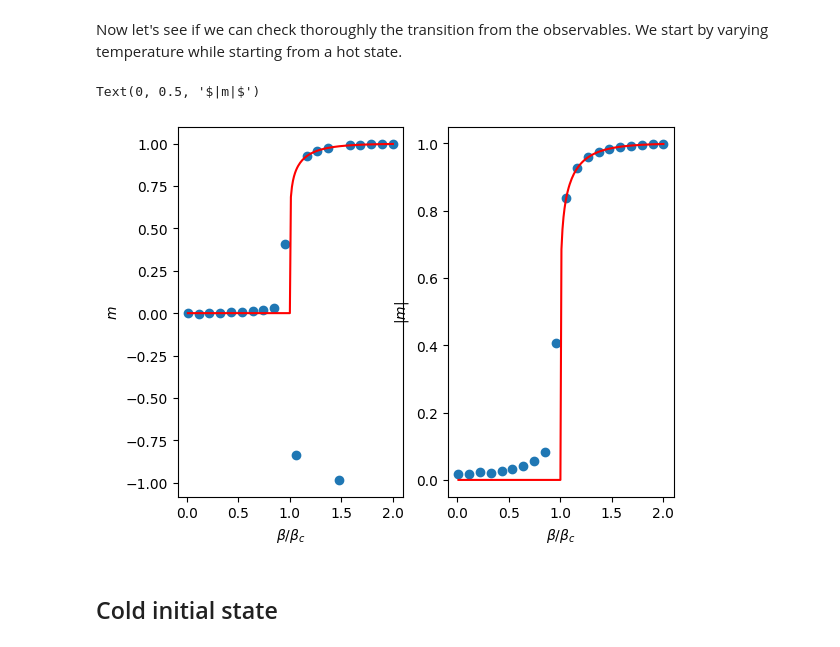
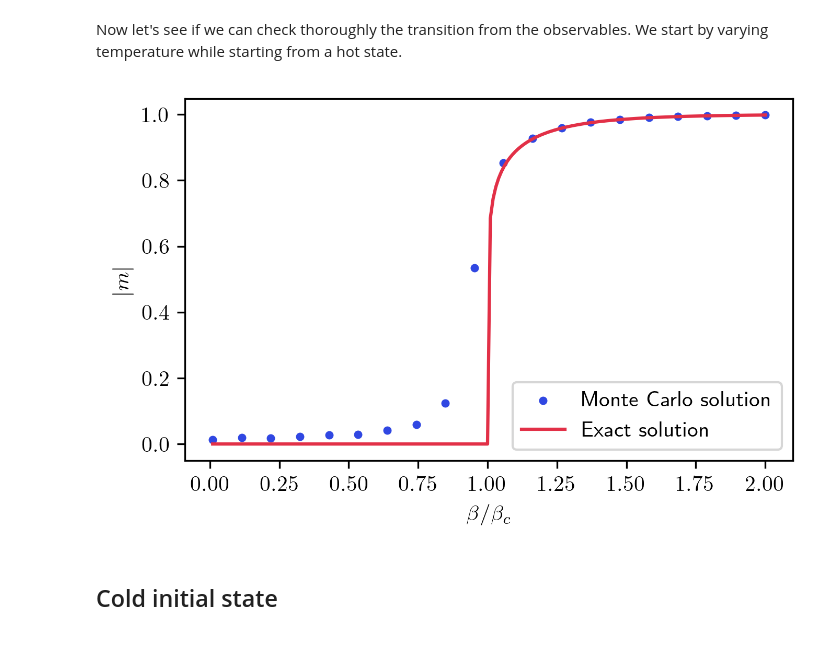
Before and after one commit to NicolasChagnet/ising-model-numerics, a Jupyter notebook: ising_monte_carlo.ipynb, the cells around one changed output. Saved outputs shown, nothing was run; the diff lists cells and outputs as text; code cells hidden in the pictures.

```diff
--- a/ising_monte_carlo.ipynb
+++ b/ising_monte_carlo.ipynb
@@ -9,4 +10,7 @@ from matplotlib import pyplot as plt
 from timeit import timeit
+# %%
+plt.rcParams["text.usetex"] = True
+plt.rcParams["figure.dpi"] = 300
 # %% [markdown]
 # Exact results
 # %%
@@ -63,6 +90,6 @@ As we approach the critical temperature, we start seeing effects of the transiti
 # %%
-output = monte_carlo_metropolis(n=60, beta=1.0 * betac, h=0.0, max_steps=200, initial_state=1, method="checkerboard")
-plot_lattice_init_end(output)
+output = monte_carlo_metropolis(n=60, beta=4.0 * betac, h=0.005, max_steps=200, initial_state=0, method="checkerboard")
+fig_cold = plot_lattice_init_end(output, temp=0.25)
 plot_observable(output, "benergies")
 plot_observable(output, "magnetizations")
 # %% [output]
@@ -72,5 +98,0 @@ plot_observable(output, "magnetizations")
-# %%
-output = monte_carlo_metropolis(n=60, beta=3.0 * betac, h=0.0, max_steps=400, initial_state=1, method="checkerboard")
-plot_lattice_init_end(output)
-plot_observable(output, "benergies")
-plot_observable(output, "magnetizations")
@@ -147,26 +171,22 @@ def compute_average_magnetic_susceptibility_per_site(output, proportion=0.2):
 Now let's see if we can check thoroughly the transition from the observables. We start by varying temperature while starting from a hot state.
 # %%
 betas = betac * np.linspace(0.01, 2.0, num=20)
-outputs_hot = [monte_carlo_metropolis(n=50, beta=beta, h=0.005, max_steps=2_000, initial_state=0) for beta in betas]
+outputs_hot = [monte_carlo_metropolis(n=50, beta=beta, h=0.01, max_steps=4_000, initial_state=0) for beta in betas]
 # %%
 mags_hot = [compute_average_magnetization_per_site(output) for output in outputs_hot]
 mags_abs_hot = [compute_average_magnetization_abs_per_site(output) for output in outputs_hot]
 
-fig, axs = plt.subplots(nrows=1, ncols=2)
-axs[0].scatter(betas / betac, mags_hot)
+fig, ax = plt.subplots(nrows=1, ncols=1, figsize=(5, 3))
+
+ax.scatter(betas / betac, mags_abs_hot, color=colors[0], s=8, label="Monte Carlo solution")
 betas_plot = betac * np.linspace(0.01, 2.0, num=200)
-axs[0].plot(betas_plot / betac, exact_mag_per_site_vec(betas_plot), c="r")
-axs[0].set_xlabel(r"$\beta/\beta_c$")
-axs[0].set_ylabel(r"$m$")
-
-axs[1].scatter(betas / betac, mags_abs_hot)
-betas_plot = betac * np.linspace(0.01, 2.0, num=200)
-axs[1].plot(betas_plot / betac, exact_mag_per_site_vec(betas_plot), c="r")
-axs[1].set_xlabel(r"$\beta/\beta_c$")
-axs[1].set_ylabel(r"$|m|$")
+ax.plot(betas_plot / betac, exact_mag_per_site_vec(betas_plot), c=colors[1], label="Exact solution")
+ax.set_xlabel(r"$\beta/\beta_c$")
+ax.set_ylabel(r"$|m|$")
+ax.legend(loc="lower right")
+fig.savefig("figs/mc_abs_mag.png", bbox_inches="tight")
 # %% [output]
-Text(0, 0.5, '$|m|$')
-[figure, old version]
+[figure, new version]
 # %% [markdown]
 ## Cold initial state
 # %% [markdown]
```
Also changed, not shown: parts of 11 cells of this notebook, 15 other files.
